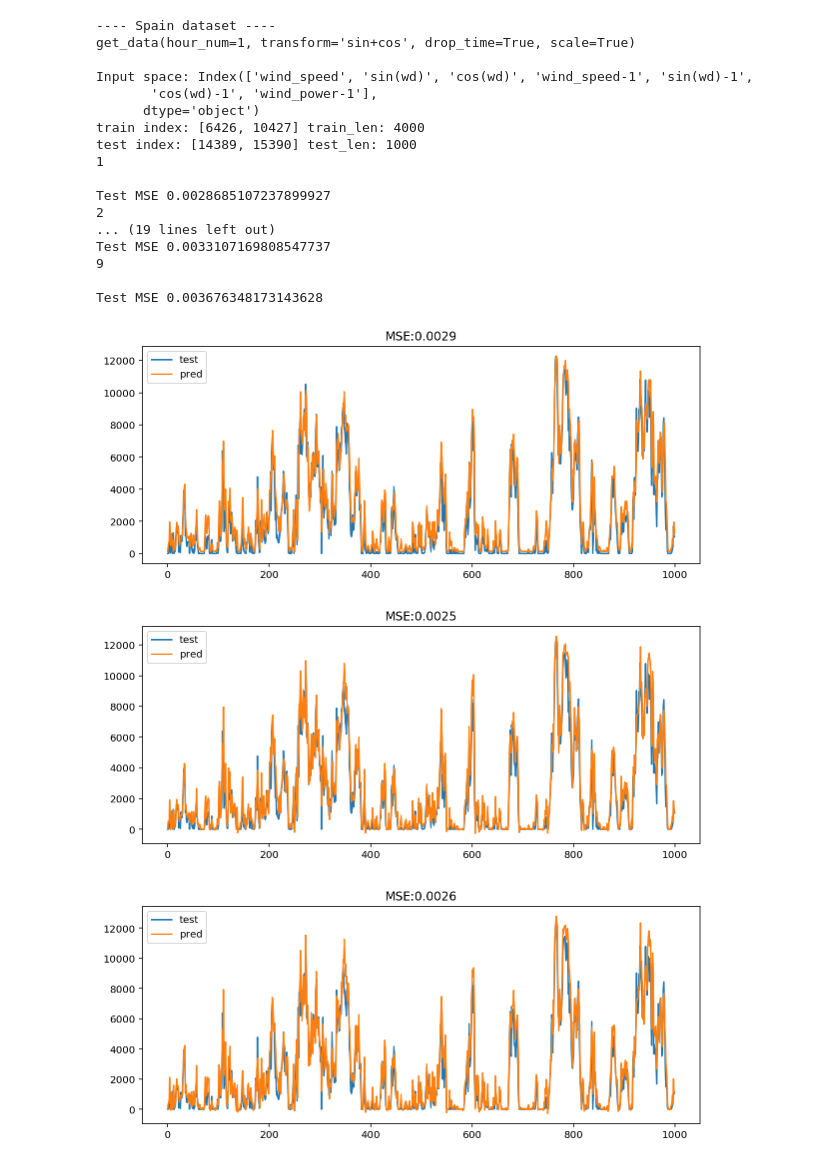
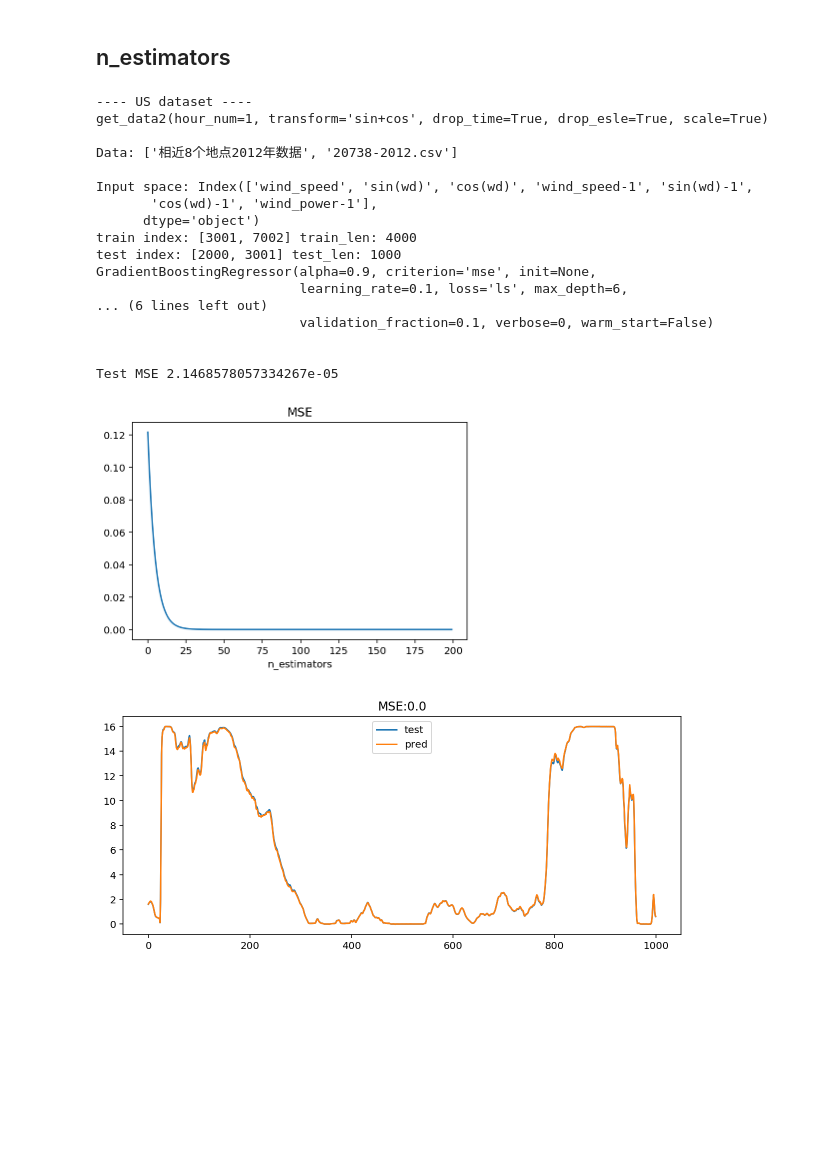
Before and after one commit to longdongchuan/ML_Project, a Jupyter notebook: ML - 2.1/tree_esn/GBRT.ipynb, the cells around one changed output. Saved outputs shown, nothing was run; the diff lists cells and outputs as text; code cells hidden in the pictures; blank space fills up the shorter version.

Commit message:
GBRT test: Done

```diff
--- a/ML - 2.1/tree_esn/GBRT.ipynb
+++ b/ML - 2.1/tree_esn/GBRT.ipynb
@@ -42,35 +121,35 @@ Test MSE 0.0027106634234651886
+# %% [markdown]
+## n_estimators
 # %%
-X_train, X_test, Y_train, Y_test ,Y_scaler= get_data(
+X_train, X_test, Y_train, Y_test ,Y_scaler= get_data2(
     hour_num=1, transform='sin+cos',
-    train_index=[6426,10427],
-    test_index=[14389,15390],
-    return_y_scaler=True)
+    train_index=[3001,7002],
+    test_index=[2000,3001],
+    return_y_scaler=True,
+    drop_else=True)
 
-for max_depth in range(1,10):
-    print(max_depth)
-    GBRT_test(X_train, X_test, Y_train, Y_test,
-               n_estimators=200, criterion='mse', max_depth=max_depth,
-               verbose=False, verbose_eval=0,
-               plot_predict=True, return_y_pred=False,
+result = GBRT_test(X_train, X_test, Y_train, Y_test,
+               n_estimators=200, criterion='mse', max_depth=6,
+               verbose=True, verbose_eval=0,
+               plot_predict=True, return_y_pred=True,
                return_mse=False, Y_scaler=Y_scaler)
 # %% [output]
----- Spain dataset ----
-get_data(hour_num=1, transform='sin+cos', drop_time=True, scale=True)
+---- US dataset ----
+get_data2(hour_num=1, transform='sin+cos', drop_time=True, drop_esle=True, scale=True)
+
+Data: ['相近8个地点2012年数据', '20738-2012.csv']
 
 Input space: Index(['wind_speed', 'sin(wd)', 'cos(wd)', 'wind_speed-1', 'sin(wd)-1',
        'cos(wd)-1', 'wind_power-1'],
       dtype='object')
-train index: [6426, 10427] train_len: 4000
-test index: [14389, 15390] test_len: 1000
-1
+train index: [3001, 7002] train_len: 4000
+test index: [2000, 3001] test_len: 1000
+GradientBoostingRegressor(alpha=0.9, criterion='mse', init=None,
+                          learning_rate=0.1, loss='ls', max_depth=6,
+... (6 lines left out)
+                          validation_fraction=0.1, verbose=0, warm_start=False)
 
-Test MSE 0.0028685107237899927
-2
-... (19 lines left out)
-Test MSE 0.0033107169808547737
-9
 
-Test MSE 0.003676348173143628
+Test MSE 2.1468578057334267e-05
-[figure, old version]
+[figure, new version]
-[figure, old version]
+[figure, new version]
-[figure, removed]
```
Also changed, not shown: parts of 9 cells of this notebook.
